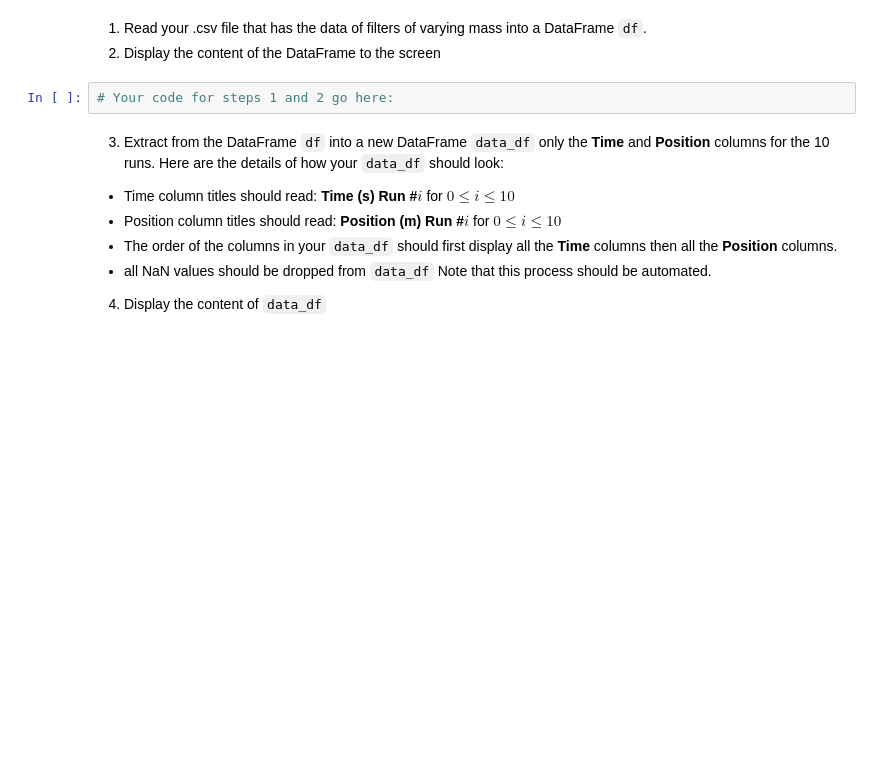
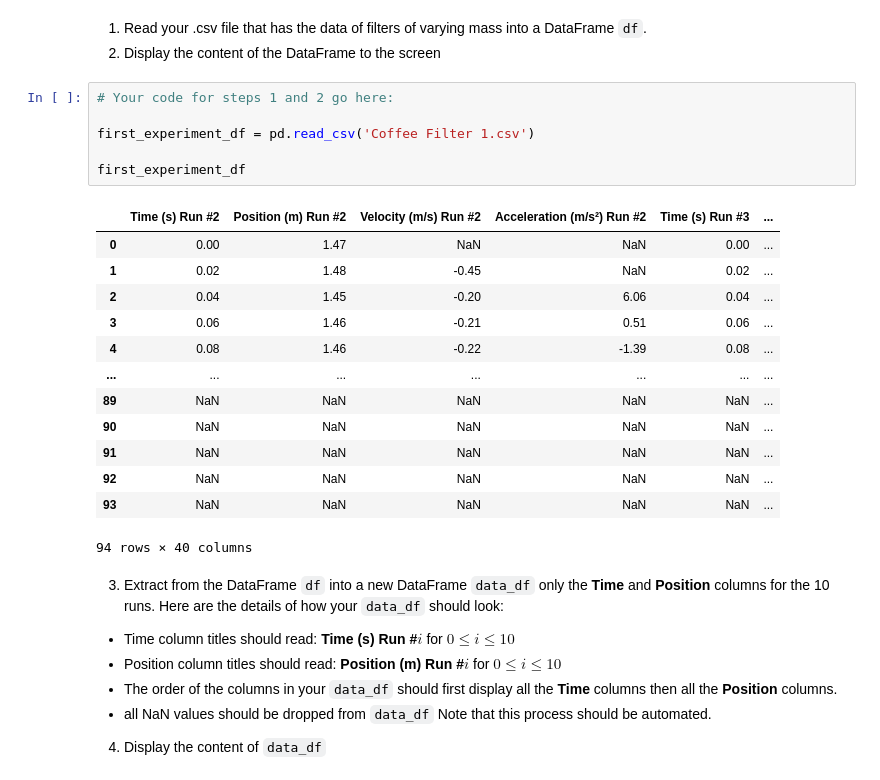
Before and after one commit to Sebastian42-5/python-2, a Jupyter notebook: assignment 1/assign1.ipynb, the cells around one changed output. Drawn from its saved outputs; the diff is of its cells as text; blank space fills up the shorter version.

```diff
--- a/assignment 1/assign1.ipynb
+++ b/assignment 1/assign1.ipynb
@@ -174,6 +196,24 @@ Note that you should automate the process of plotting the 10 graphs.
 3. Display the content of the DataFrame to the screen
 # %%
 # Your code for steps 1 and 2 go here:
+
+first_experiment_df = pd.read_csv('Coffee Filter 1.csv')
+
+first_experiment_df
+# %% [output]
+|  | Time (s) Run #2 | Position (m) Run #2 | Velocity (m/s) Run #2 | Acceleration (m/s²) Run #2 | Time (s) Run #3 | ... |
+| 0 | 0.00 | 1.47 | NaN | NaN | 0.00 | ... |
+| 1 | 0.02 | 1.48 | -0.45 | NaN | 0.02 | ... |
+| 2 | 0.04 | 1.45 | -0.20 | 6.06 | 0.04 | ... |
+| 3 | 0.06 | 1.46 | -0.21 | 0.51 | 0.06 | ... |
+| 4 | 0.08 | 1.46 | -0.22 | -1.39 | 0.08 | ... |
+| ... | ... | ... | ... | ... | ... | ... |
+| 89 | NaN | NaN | NaN | NaN | NaN | ... |
+| 90 | NaN | NaN | NaN | NaN | NaN | ... |
+| 91 | NaN | NaN | NaN | NaN | NaN | ... |
+| 92 | NaN | NaN | NaN | NaN | NaN | ... |
+| 93 | NaN | NaN | NaN | NaN | NaN | ... |
+94 rows × 40 columns
 # %% [markdown]
 3. Extract from the DataFrame `df` into a new DataFrame `data_df` only the **Time** and **Position** columns for the 10 runs.  Here are the details of how your `data_df` should look:
 - Time column titles should read: **Time (s) Run #$i$** for $0\leq i\leq 10$
```
Also changed, not shown: parts of 8 cells of this notebook, 4 other files.
